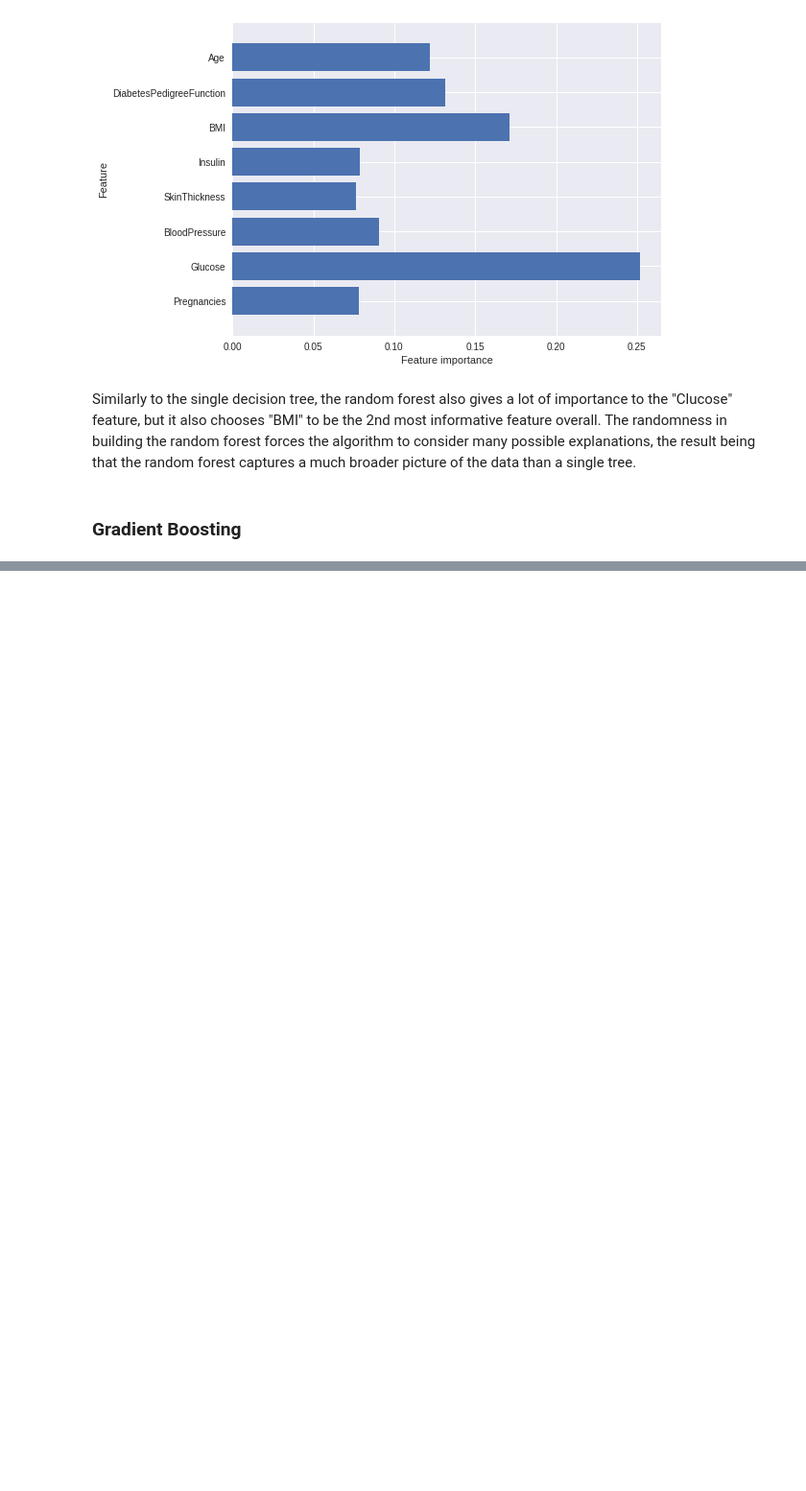
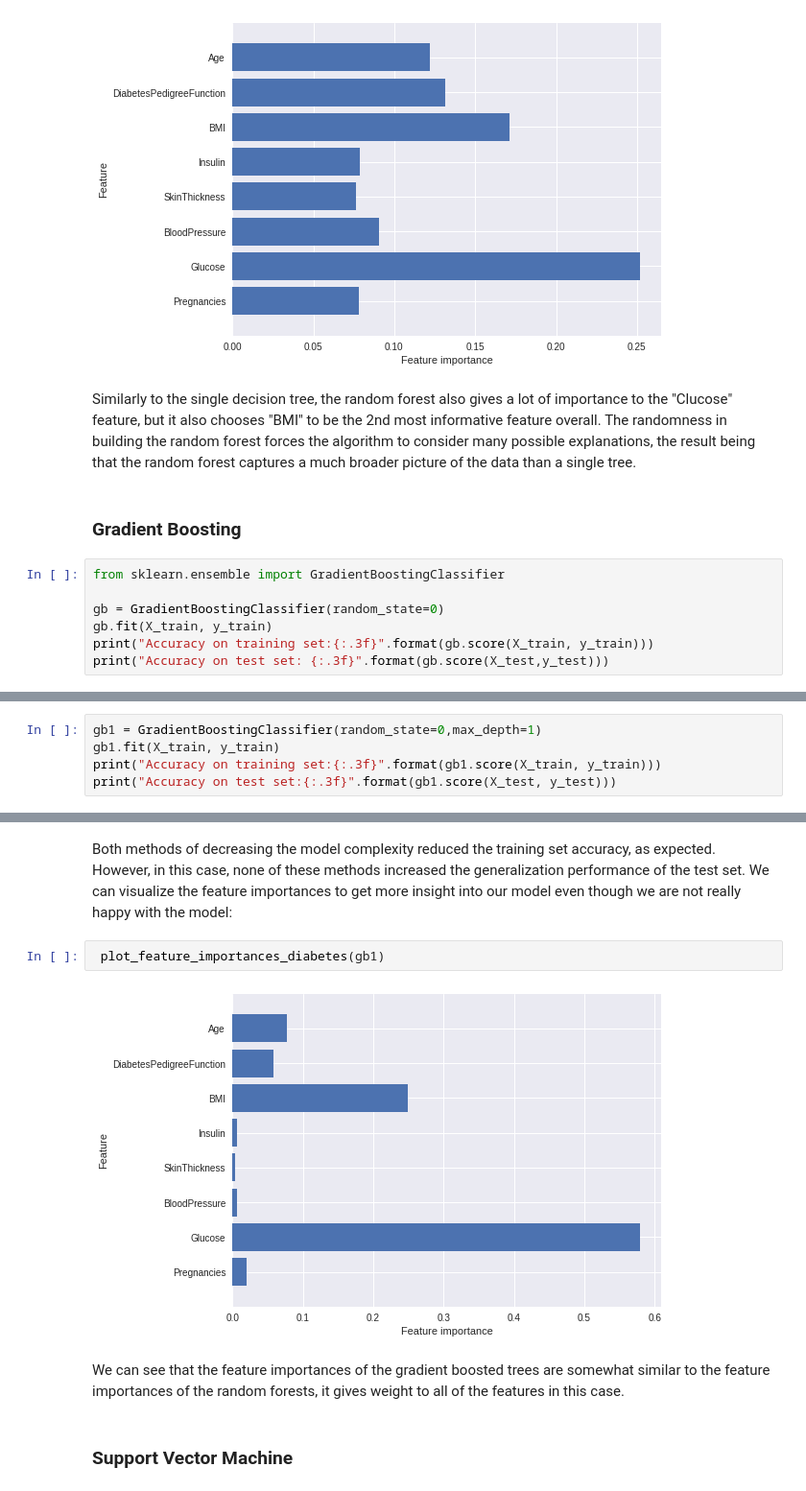
Before and after one commit to minkicu/100DayOfMLCode, a Jupyter notebook: day_063_solving_simple_prediction_problem.ipynb, the cells around one changed output, grey strips where cells are left out. Shown at 96% size. Drawn from its saved outputs; the diff is of its cells as text; blank space fills up the shorter version.

Commit message:
add more model

```diff
--- a/day_063_solving_simple_prediction_problem.ipynb
+++ b/day_063_solving_simple_prediction_problem.ipynb
@@ -276,3 +276,10 @@ plot_feature_importances_diabetes(rf)
 Similarly to the single decision tree, the random forest also gives a lot of importance to the "Clucose" feature, but it also chooses "BMI" to be the 2nd most informative feature overall. The randomness in building the random forest forces the algorithm to consider many possible explanations, the result being that the random forest captures a much broader picture of the data than a single tree.
 # %% [markdown]
 ### Gradient Boosting
+# %%
+from sklearn.ensemble import GradientBoostingClassifier
+
+gb = GradientBoostingClassifier(random_state=0)
+gb.fit(X_train, y_train)
+print("Accuracy on training set:{:.3f}".format(gb.score(X_train, y_train)))
+print("Accuracy on test set: {:.3f}".format(gb.score(X_test,y_test)))
@@ -278,0 +291,5 @@ Similarly to the single decision tree, the random forest also gives a lot of imp
+# %%
+gb1 = GradientBoostingClassifier(random_state=0,max_depth=1)
+gb1.fit(X_train, y_train)
+print("Accuracy on training set:{:.3f}".format(gb1.score(X_train, y_train)))
+print("Accuracy on test set:{:.3f}".format(gb1.score(X_test, y_test)))
@@ -278,0 +307,11 @@ Similarly to the single decision tree, the random forest also gives a lot of imp
+# %% [markdown]
+Both methods of decreasing the model complexity reduced the training set accuracy, as expected. However, in this case, none of these methods increased the generalization performance of the test set.
+We can visualize the feature importances to get more insight into our model even though we are not really happy with the model:
+# %%
+ plot_feature_importances_diabetes(gb1)
+# %% [output]
+[figure, added]
+# %% [markdown]
+We can see that the feature importances of the gradient boosted trees are somewhat similar to the feature importances of the random forests, it gives weight to all of the features in this case.
+# %% [markdown]
+### Support Vector Machine
```
Also changed, not shown: parts of 21 cells of this notebook.
